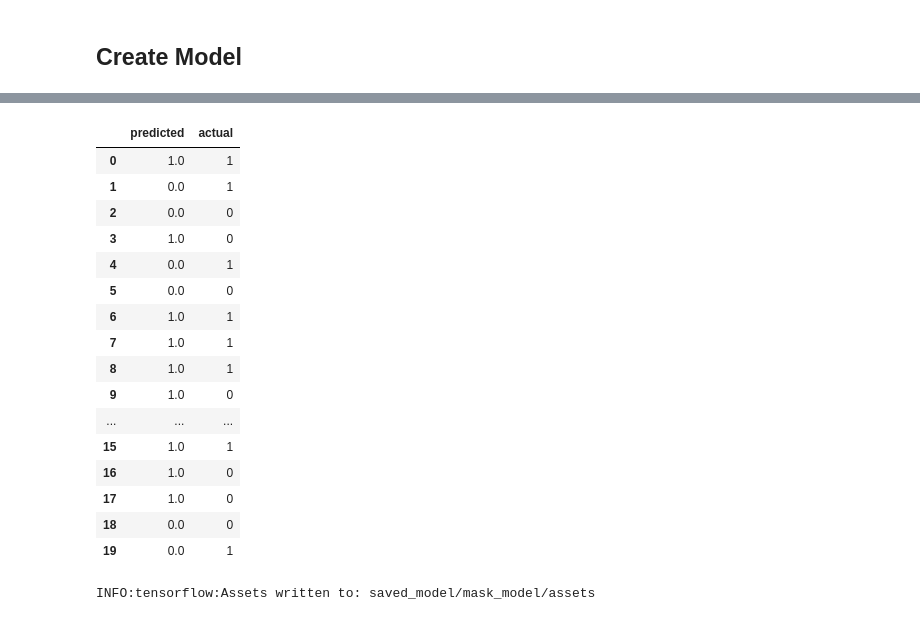
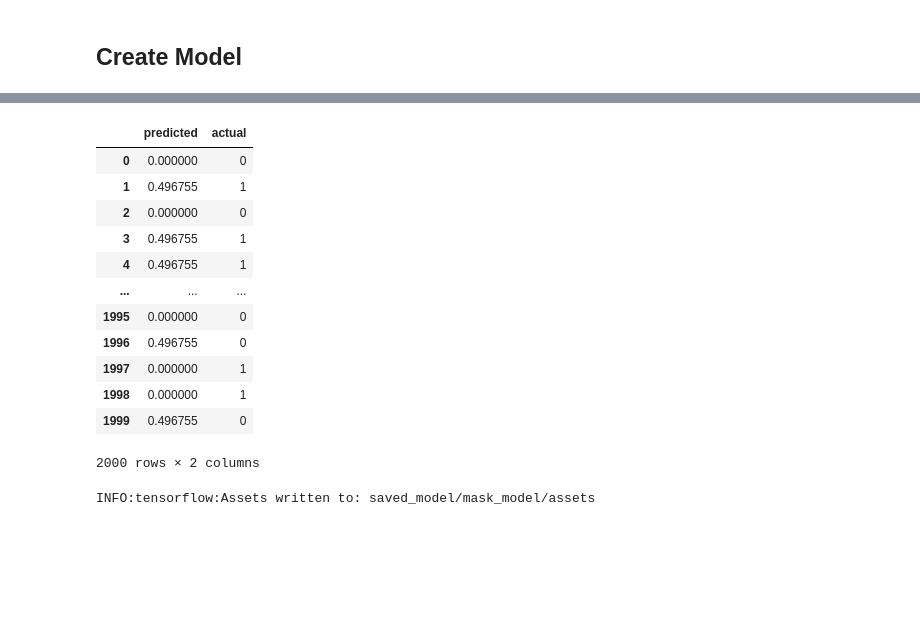
Before and after one commit to mgstockwell/facemask_detection, a Jupyter notebook: scripts/MaskDetectionModel.ipynb, the cells around one changed output, grey strips where cells are left out. Cells and saved outputs as stored; diff of their text form; code cells hidden in the pictures; blank space fills up the shorter version.

```diff
--- a/scripts/MaskDetectionModel.ipynb
+++ b/scripts/MaskDetectionModel.ipynb
@@ -268,23 +331,19 @@ print(pred.shape)
 # %%
-pd.DataFrame({'predicted': pred.reshape(20,), 'actual':np.concatenate([y for x, y in test_ds], axis=0)})
+pd.DataFrame({'predicted': pred.reshape(2000,), 'actual':np.concatenate([y for x, y in test_ds], axis=0)})
 # %% [output]
 |  | predicted | actual |
-| 0 | 1.0 | 1 |
-| 1 | 0.0 | 1 |
-| 2 | 0.0 | 0 |
-| 3 | 1.0 | 0 |
-| 4 | 0.0 | 1 |
-| 5 | 0.0 | 0 |
-| 6 | 1.0 | 1 |
-| 7 | 1.0 | 1 |
-| 8 | 1.0 | 1 |
-| 9 | 1.0 | 0 |
+| 0 | 0.000000 | 0 |
+| 1 | 0.496755 | 1 |
+| 2 | 0.000000 | 0 |
+| 3 | 0.496755 | 1 |
+| 4 | 0.496755 | 1 |
 | ... | ... | ... |
-| 15 | 1.0 | 1 |
-| 16 | 1.0 | 0 |
-| 17 | 1.0 | 0 |
-| 18 | 0.0 | 0 |
-| 19 | 0.0 | 1 |
+| 1995 | 0.000000 | 0 |
+| 1996 | 0.496755 | 0 |
+| 1997 | 0.000000 | 1 |
+| 1998 | 0.000000 | 1 |
+| 1999 | 0.496755 | 0 |
+2000 rows × 2 columns
 # %%
 # Save the entire model as a SavedModel.
 !mkdir -p saved_model
```
Also changed, not shown: parts of 18 cells of this notebook, 3 other files.
